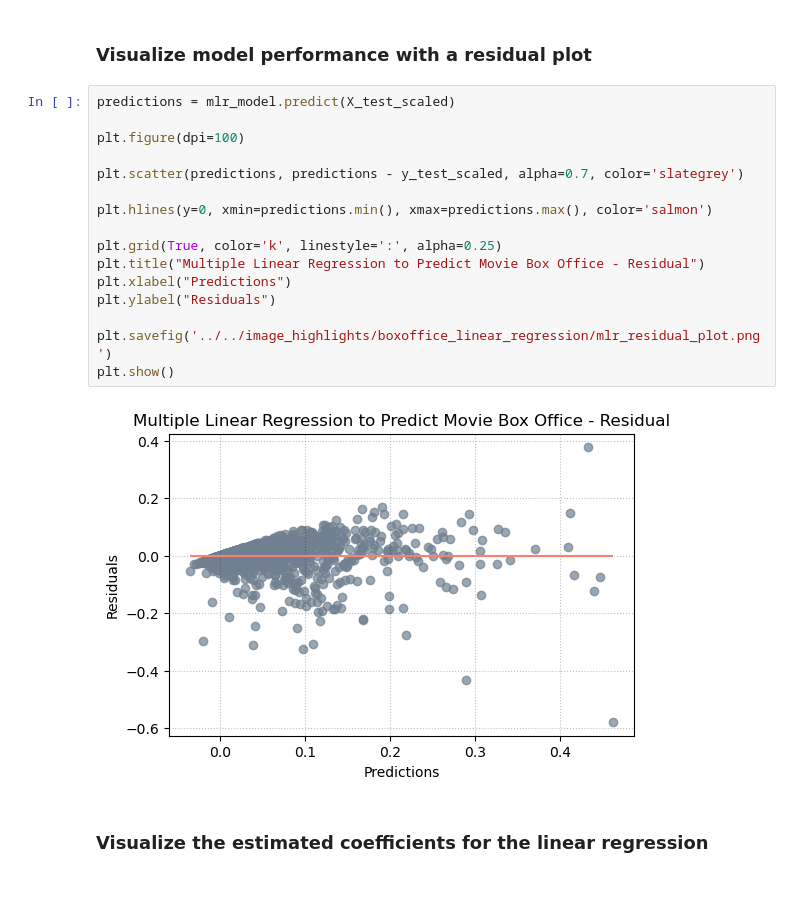
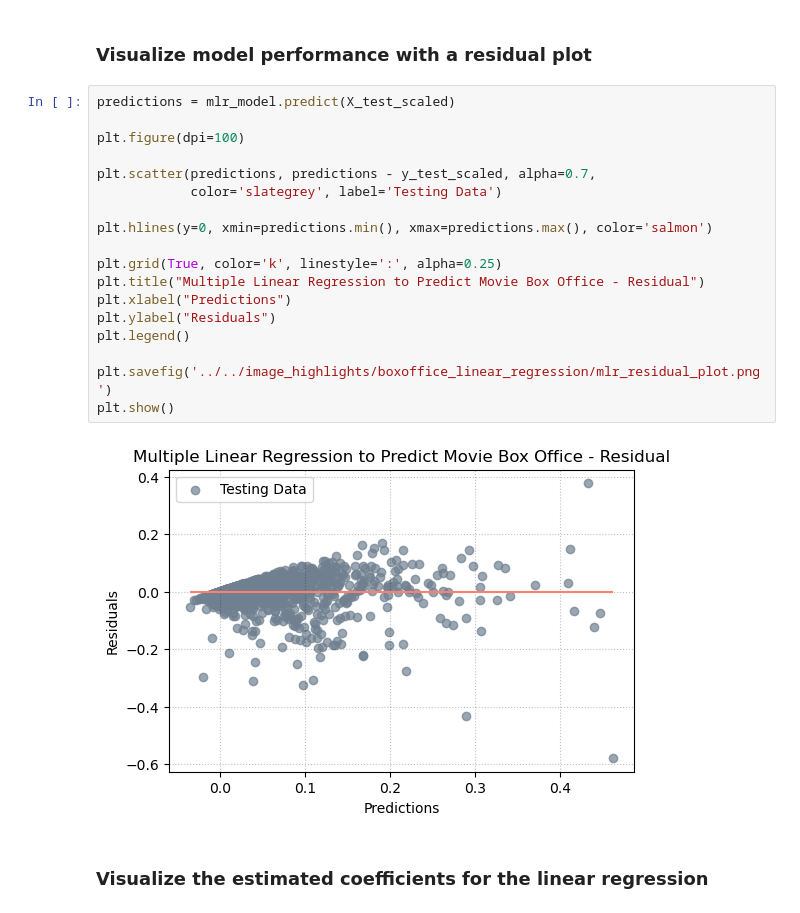
Before and after one commit to ztcnrh/NLP-Movie-Rating-Predictor, a Jupyter notebook: notebooks/model_boxoffice_linear_regression/model_boxoffice_linear_regression.ipynb, the cells around one changed output. Drawn from its saved outputs; the diff is of its cells as text.

Commit message:
residual plot minor update

```diff
--- a/notebooks/model_boxoffice_linear_regression/model_boxoffice_linear_regression.ipynb
+++ b/notebooks/model_boxoffice_linear_regression/model_boxoffice_linear_regression.ipynb
@@ -459,21 +459,23 @@ Testing Data Score: 0.5901
 # %%
 predictions = mlr_model.predict(X_test_scaled)
 
 plt.figure(dpi=100)
 
-plt.scatter(predictions, predictions - y_test_scaled, alpha=0.7, color='slategrey')
+plt.scatter(predictions, predictions - y_test_scaled, alpha=0.7,
+            color='slategrey', label='Testing Data')
 
 plt.hlines(y=0, xmin=predictions.min(), xmax=predictions.max(), color='salmon')
 
 plt.grid(True, color='k', linestyle=':', alpha=0.25)
 plt.title("Multiple Linear Regression to Predict Movie Box Office - Residual")
 plt.xlabel("Predictions")
 plt.ylabel("Residuals")
+plt.legend()
 
 plt.savefig('../../image_highlights/boxoffice_linear_regression/mlr_residual_plot.png')
 plt.show()
 # %% [output]
-[figure, old version]
+[figure, new version]
 # %% [markdown]
 ### Visualize the estimated coefficients for the linear regression
 # %%
```
Also changed, not shown: 1 other file.
